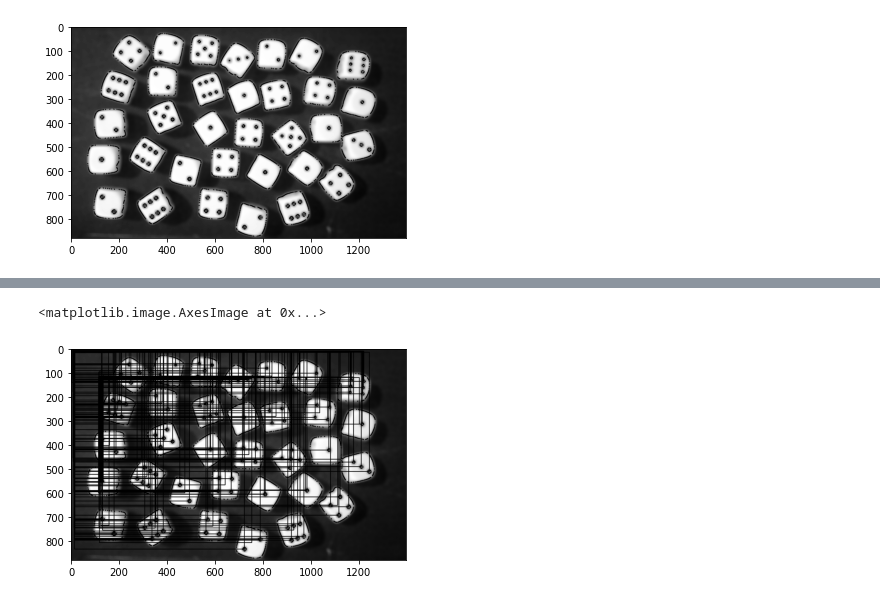
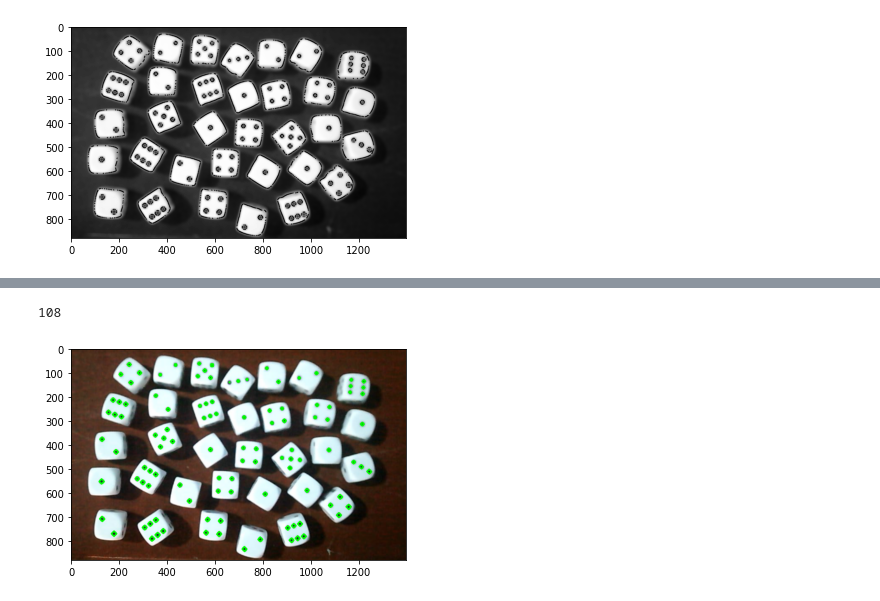
Before and after one commit to mamn2/DieCount, a Jupyter notebook: final.ipynb, the cells around one changed output, grey strips where cells are left out. Saved outputs shown, nothing was run; the diff lists cells and outputs as text; code cells hidden in the pictures.

```diff
--- a/final.ipynb
+++ b/final.ipynb
@@ -3,7 +3,7 @@ import cv2
 import numpy as np
 import matplotlib.pyplot as plt
 # %%
-img = cv2.imread('images/twentythree.png', cv2.IMREAD_GRAYSCALE)
-plt.imshow(img, cmap='gray')
+og_img = cv2.imread('images/twentythree.png')
+plt.imshow(og_img, cmap='gray')
 # %% [output]
 <matplotlib.image.AxesImage at 0x...>
@@ -11,4 +11,5 @@ plt.imshow(img, cmap='gray')
 # %%
+img = cv2.cvtColor(og_img, cv2.COLOR_BGR2GRAY)
 img = cv2.blur(img, (15, 15))
 plt.imshow(img, cmap='gray')
 # %% [output]
@@ -19,7 +20,7 @@ print(img.shape)
 # %% [output]
 (878, 1396)
 # %%
-ret, thresh1 = cv2.threshold(img, 120, 255, cv2.THRESH_BINARY)
+ret, thresh1 = cv2.threshold(img, 150, 255, cv2.THRESH_BINARY)
 # %%
 plt.imshow(thresh1, cmap='gray')
 # %% [output]
@@ -40,3 +41,19 @@ plt.imshow(img, cmap='gray')
 # %% [output]
 <matplotlib.image.AxesImage at 0x...>
 [figure]
+# %%
+another = og_img.copy()
+count = 0
+contours = cv2.findContours(thresh1, cv2.RETR_TREE, cv2.CHAIN_APPROX_SIMPLE)[-2]
+for contour in contours:
+    rect = cv2.minAreaRect(contour)
+    area = rect[1][0] * rect[1][1]
+    if area < 5000 or area > 25000:
+        continue
+    count += 1
+    points = cv2.boxPoints(rect)
+    box = np.int0(points)
+    cv2.drawContours(og_img,[box],0,(0,255,0),5)
+
+plt.imshow(og_img)
+print(count)
@@ -43,13 +63,18 @@ plt.imshow(img, cmap='gray')
 # %%
 contours = cv2.findContours(thresh1, cv2.RETR_TREE, cv2.CHAIN_APPROX_SIMPLE)[-2]
-diceRects = []
+count = 0
 for contour in contours:
     rect = cv2.minAreaRect(contour)
-    rect = ((int(rect[0][0]), int(rect[0][1])), (int(rect[1][0]), int(rect[1][1])), int(rect[2]))
-    diceRects.append(rect)
-    cv2.rectangle(img, rect[0], rect[1], (0, 0, 255), 2)
+    area = rect[1][0] * rect[1][1]
+    if area > 400:
+        continue
+    count += 1
+    points = cv2.boxPoints(rect)
+    box = np.int0(points)
+    cv2.drawContours(another,[box],0,(0,255,0),5)
 
-plt.imshow(img, cmap='gray')
+plt.imshow(another)
+print(count)
 # %% [output]
-<matplotlib.image.AxesImage at 0x...>
+108
-[figure, old version]
+[figure, new version]
```
Also changed, not shown: parts of 3 cells of this notebook.
